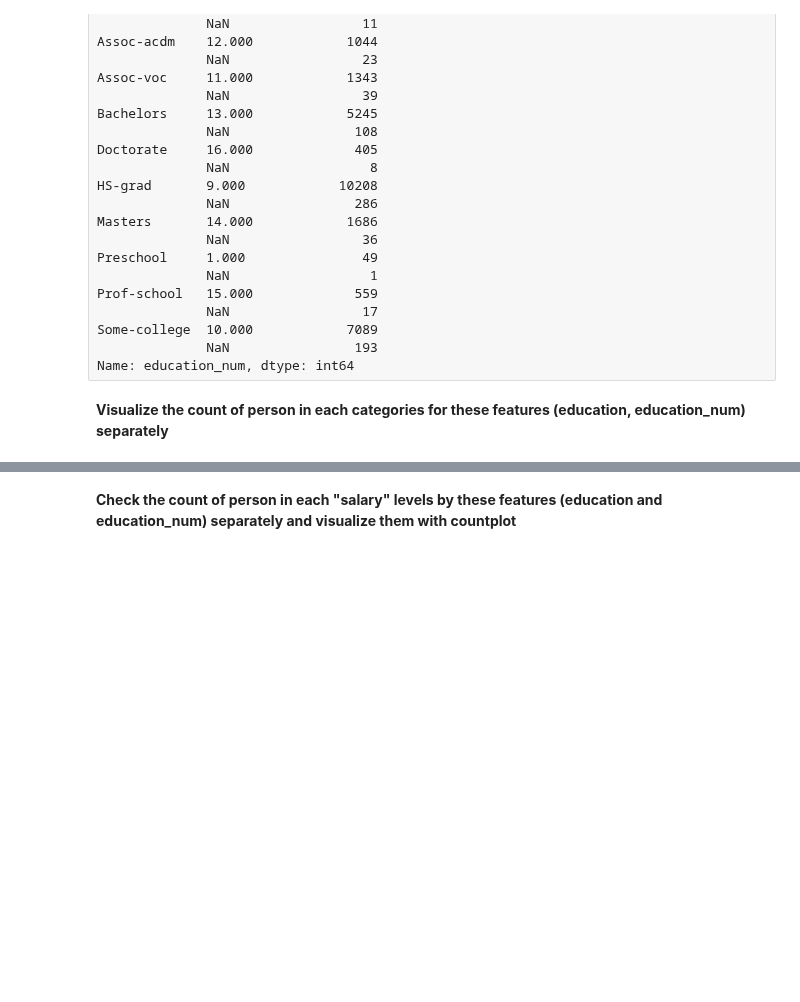
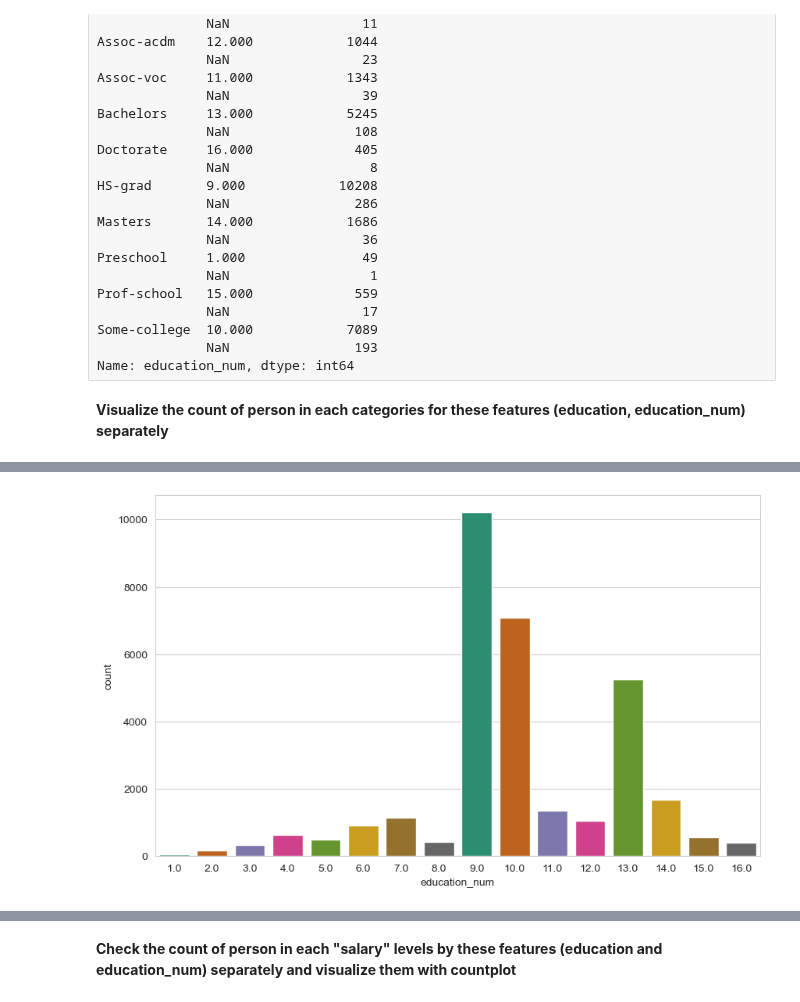
Before and after one commit to iceyisaak/clarusway_ds, a Jupyter notebook: DA _ DVwPy-EDA Project (Analyze US Citizens)-Student-V01_(with_desired_outputs).ipynb, the cells around one changed output, grey strips where cells are left out. Cells and saved outputs as stored; diff of their text form; code cells hidden in the pictures; blank space fills up the shorter version.

```diff
--- a/DA _ DVwPy-EDA Project (Analyze US Citizens)-Student-V01_(with_desired_outputs).ipynb
+++ b/DA _ DVwPy-EDA Project (Analyze US Citizens)-Student-V01_(with_desired_outputs).ipynb
@@ -1306,6 +1318,10 @@ Desired Output:
 ![image.png](https://i.ibb.co/5xc31HR/35.png)
 # %%
 # Your Code is Here
+
+ax = sns.countplot(data=df, x='education_num', palette='Dark2')
+# %% [output]
+[figure, added]
 # %% [markdown]
 Desired Output:
 
```
Also changed, not shown: parts of 52 cells of this notebook.
